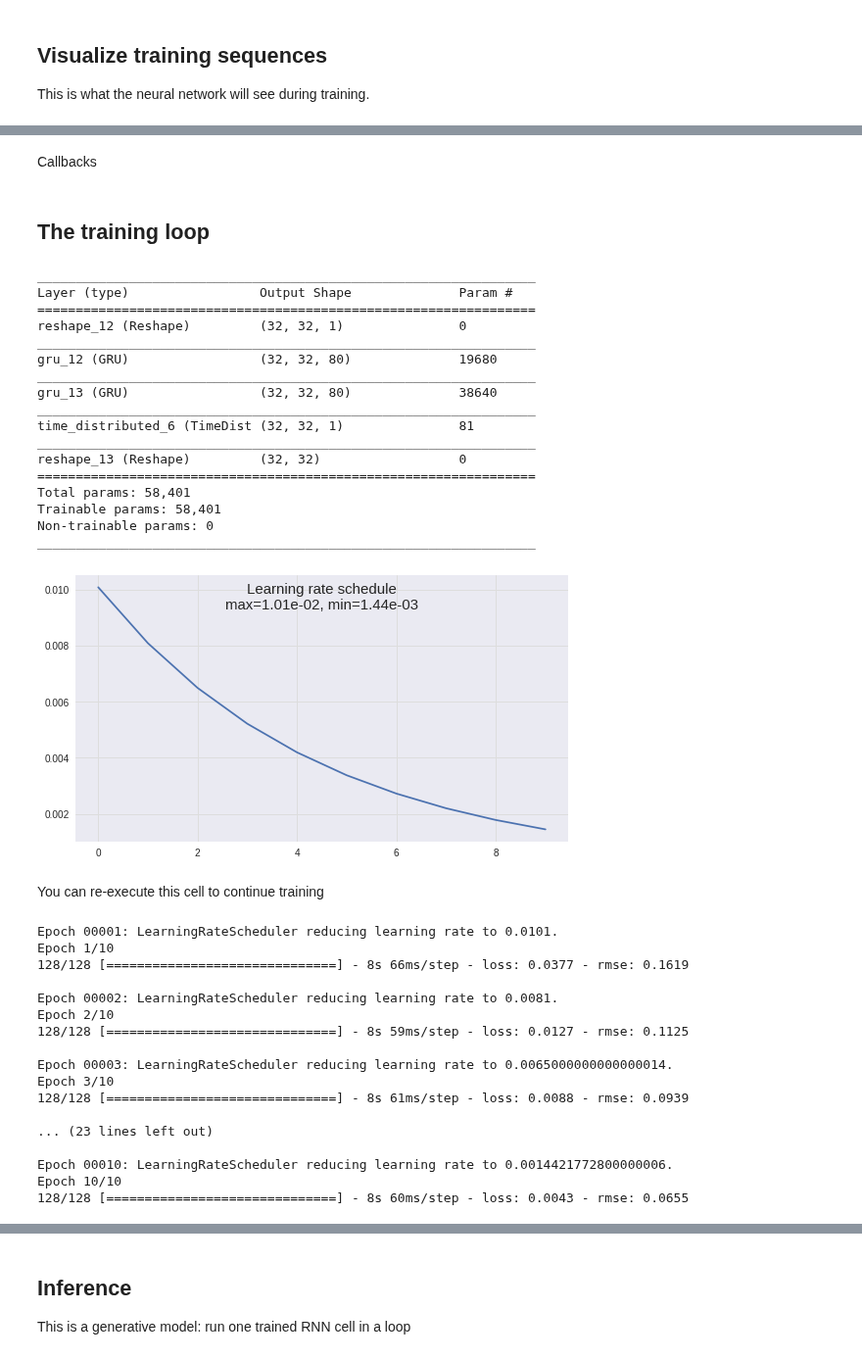
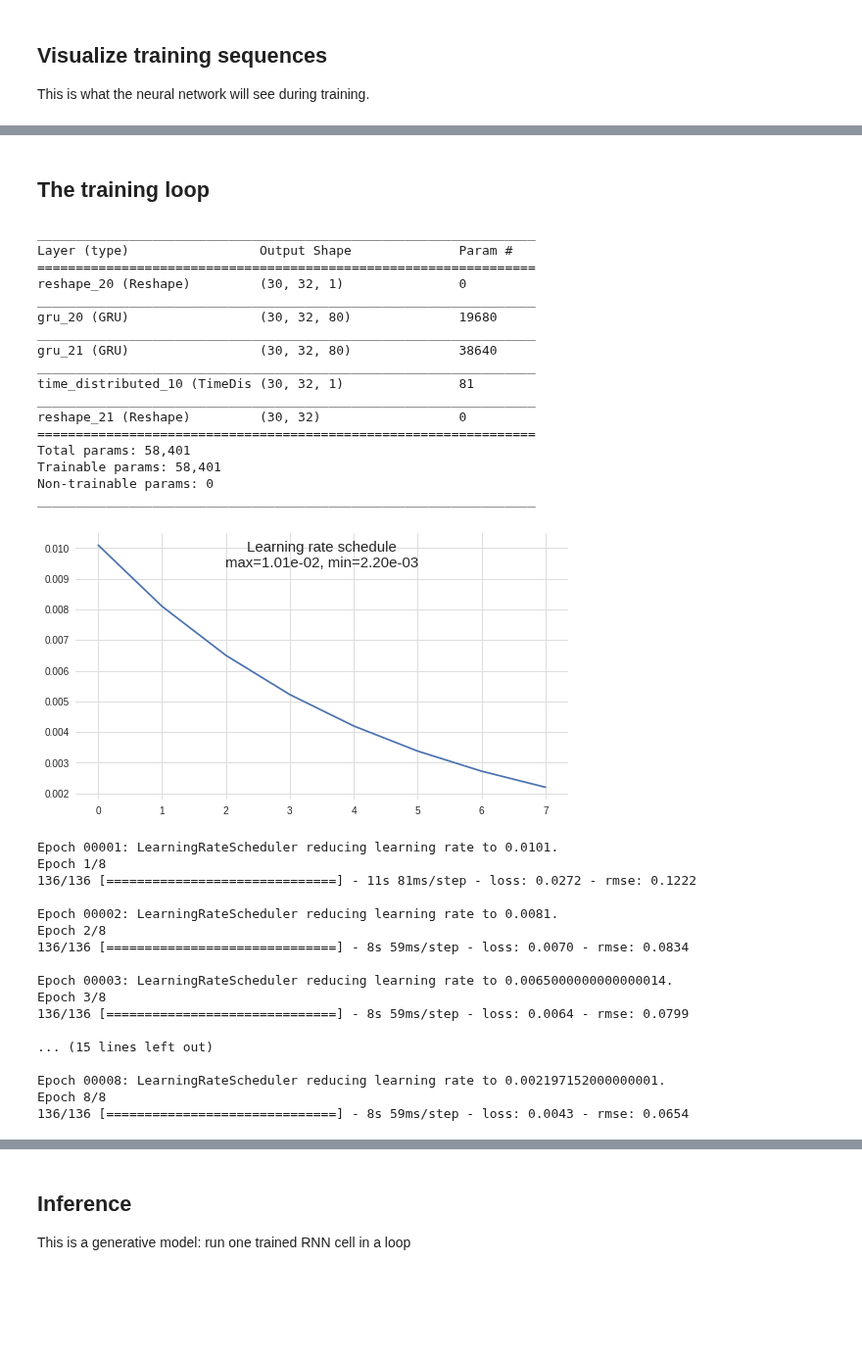
Before and after one commit to GoogleCloudPlatform/tensorflow-without-a-phd, a Jupyter notebook: tensorflow-rnn-tutorial/01_Keras_RNN_generator_solution.ipynb, the cells around one changed output, grey strips where cells are left out. Shown at 98% size. Cells and saved outputs as stored; diff of their text form; code cells hidden in the pictures; blank space fills up the shorter version.

```diff
--- a/tensorflow-rnn-tutorial/01_Keras_RNN_generator_solution.ipynb
+++ b/tensorflow-rnn-tutorial/01_Keras_RNN_generator_solution.ipynb
@@ -83,9 +83,11 @@ plt.rcParams['figure.figsize']=(16.8,6.0)
 plt.rcParams['axes.grid']=True
 plt.rcParams['axes.linewidth']=0
 plt.rcParams['grid.color']='#DDDDDD'
+plt.rcParams['axes.facecolor']='white'
 plt.rcParams['xtick.major.size']=0
 plt.rcParams['ytick.major.size']=0
 plt.rcParams['axes.titlesize']=15.0
+
 
 def display_lr(lr_schedule, nb_epochs):
   x = np.arange(nb_epochs)
@@ -94,6 +96,19 @@ def display_lr(lr_schedule, nb_epochs):
   plt.plot(x,y)
   plt.title("Learning rate schedule\nmax={:.2e}, min={:.2e}".format(np.max(y), np.min(y)),
             y=0.85)
+  plt.show()
+
+def display_loss(history, full_history, nb_epochs):
+  plt.figure()
+  plt.plot(np.arange(0, len(full_history['loss']))/steps_per_epoch, full_history['loss'], label='detailed loss')
+  plt.plot(np.arange(1, nb_epochs+1), history['loss'], color='red', linewidth=3, label='average loss per epoch')
+  plt.ylim(0,3*max(history['loss'][1:]))
+  plt.xlabel('EPOCH')
+  plt.ylabel('LOSS')
+  plt.xlim(0, nb_epochs+0.5)
+  plt.legend()
+  for epoch in range(nb_epochs//2+1):
+    plt.gca().axvspan(2*epoch, 2*epoch+1, alpha=0.05, color='grey')
   plt.show()
 
 def picture_this_7(features):
@@ -152,10 +167,10 @@ plt.show()
 # %% [markdown]
 ## Hyperparameters
 # %%
-RNN_CELLSIZE = 80   # size of the RNN cells
-SEQLEN = 32         # unrolled sequence length
-BATCHSIZE = 32      # mini-batch size
-DROPOUT = 0.3 # dropout: probability of neurons being dropped. Should be between 0 and 0.5
+RNN_CELLSIZE = 80 # size of the RNN cells
+SEQLEN = 32       # unrolled sequence length
+BATCHSIZE = 30    # mini-batch size
+DROPOUT = 0.3     # dropout regularization: probability of neurons being dropped. Should be between 0 and 0.5
 # %% [markdown]
 ## Visualize training sequences
 This is what the neural network will see during training.
@@ -187,11 +203,11 @@ def keras_model(batchsize, seqlen):
   l = tf.keras.layers  # syntax shortcut
 
   model = tf.keras.Sequential([
-      l.Reshape([seqlen, 1], batch_input_shape=[batchsize, seqlen]), # [BATCHSIZE, SEQLEN, 1] is necessary for RNN model
-      l.GRU(RNN_CELLSIZE, stateful=True, return_sequences=True), # output shape [BATCHSIZE, SEQLEN, RNN_CELLSIZE]
-      l.GRU(RNN_CELLSIZE, stateful=True, return_sequences=True, dropout=DROPOUT), # output shape [BATCHSIZE, SEQLEN, RNN_CELLSIZE]
-      l.TimeDistributed(l.Dense(1)), # output shape [BATCHSIZE, SEQLEN, 1]
-      l.Reshape([seqlen,]) # !!! silent bad loss computed if this is not there
+    l.Reshape([seqlen, 1], input_shape=[seqlen,], batch_size=batchsize), # [BATCHSIZE, SEQLEN, 1] is necessary for RNN model
+    l.GRU(RNN_CELLSIZE, stateful=True, return_sequences=True), # output shape [BATCHSIZE, SEQLEN, RNN_CELLSIZE]
+    l.GRU(RNN_CELLSIZE, stateful=True, return_sequences=True), # output shape [BATCHSIZE, SEQLEN, RNN_CELLSIZE]
+    l.TimeDistributed(l.Dense(1)), # output shape [BATCHSIZE, SEQLEN, 1]
+    l.Reshape([seqlen,])           # output shape [BATCHSIZE, SEQLEN]
   ])
 
   # keras does not have a pre-defined metric for Root Mean Square Error. Let's define one.
@@ -205,6 +221,4 @@ def keras_model(batchsize, seqlen):
      metrics = [rmse])
 
   return model
-# %% [markdown]
-Callbacks
 # %%
@@ -226,60 +247,61 @@ lr_decay = tf.keras.callbacks.LearningRateScheduler(lr_schedule, verbose=True)
 # %% [markdown]
 ## The training loop
 # %%
-NB_EPOCHS = 10
+# Execute this cell to reset the model
+
+NB_EPOCHS = 8
 model = keras_model(BATCHSIZE, SEQLEN)
 
 # this prints a description of the model
 model.summary()
 
 display_lr(lr_schedule, NB_EPOCHS)
 # %% [output]
 _________________________________________________________________
 Layer (type)                 Output Shape              Param #
 =================================================================
-reshape_12 (Reshape)         (32, 32, 1)               0
+reshape_20 (Reshape)         (30, 32, 1)               0
 _________________________________________________________________
-gru_12 (GRU)                 (32, 32, 80)              19680
+gru_20 (GRU)                 (30, 32, 80)              19680
 _________________________________________________________________
-gru_13 (GRU)                 (32, 32, 80)              38640
+gru_21 (GRU)                 (30, 32, 80)              38640
 _________________________________________________________________
-time_distributed_6 (TimeDist (32, 32, 1)               81
+time_distributed_10 (TimeDis (30, 32, 1)               81
 _________________________________________________________________
-reshape_13 (Reshape)         (32, 32)                  0
+reshape_21 (Reshape)         (30, 32)                  0
 =================================================================
 Total params: 58,401
 Trainable params: 58,401
 Non-trainable params: 0
 _________________________________________________________________
-[figure, old version]
+[figure, new version]
-# %% [markdown]
-You can re-execute this cell to continue training
 # %%
+# You can re-execute this cell to continue training
+
 steps_per_epoch = (DATA_LEN-1) // SEQLEN // BATCHSIZE
 generator = rnn_minibatch_sequencer(data, BATCHSIZE, SEQLEN, NB_EPOCHS)
 #generator = dumb_minibatch_sequencer(data, BATCHSIZE, SEQLEN, NB_EPOCHS)
-#reset_state = ResetStateCallback()
 full_history = LossHistory()
 history = model.fit_generator(generator,
                               steps_per_epoch=steps_per_epoch,
                               epochs=NB_EPOCHS,
                               shuffle=False,
-                              callbacks=[lr_decay, full_history])#, reset_state])
+                              callbacks=[lr_decay, full_history]) # Can add reset_state
 # %% [output]
 Epoch 00001: LearningRateScheduler reducing learning rate to 0.0101.
-Epoch 1/10
-128/128 [==============================] - 8s 66ms/step - loss: 0.0377 - rmse: 0.1619
+Epoch 1/8
+136/136 [==============================] - 11s 81ms/step - loss: 0.0272 - rmse: 0.1222
 
 Epoch 00002: LearningRateScheduler reducing learning rate to 0.0081.
-Epoch 2/10
-128/128 [==============================] - 8s 59ms/step - loss: 0.0127 - rmse: 0.1125
+Epoch 2/8
+136/136 [==============================] - 8s 59ms/step - loss: 0.0070 - rmse: 0.0834
 
 Epoch 00003: LearningRateScheduler reducing learning rate to 0.0065000000000000014.
-Epoch 3/10
-128/128 [==============================] - 8s 61ms/step - loss: 0.0088 - rmse: 0.0939
+Epoch 3/8
+136/136 [==============================] - 8s 59ms/step - loss: 0.0064 - rmse: 0.0799
 
-... (23 lines left out)
+... (15 lines left out)
 
-Epoch 00010: LearningRateScheduler reducing learning rate to 0.0014421772800000006.
-Epoch 10/10
-128/128 [==============================] - 8s 60ms/step - loss: 0.0043 - rmse: 0.0655
+Epoch 00008: LearningRateScheduler reducing learning rate to 0.002197152000000001.
+Epoch 8/8
+136/136 [==============================] - 8s 59ms/step - loss: 0.0043 - rmse: 0.0654
```
Also changed, not shown: parts of 9 cells of this notebook.
